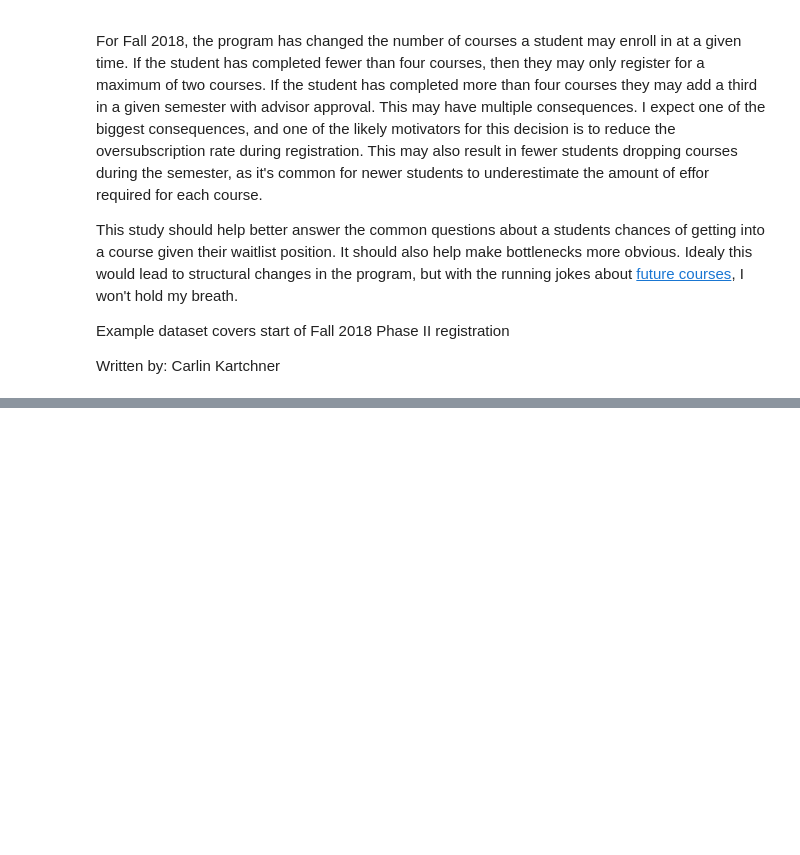
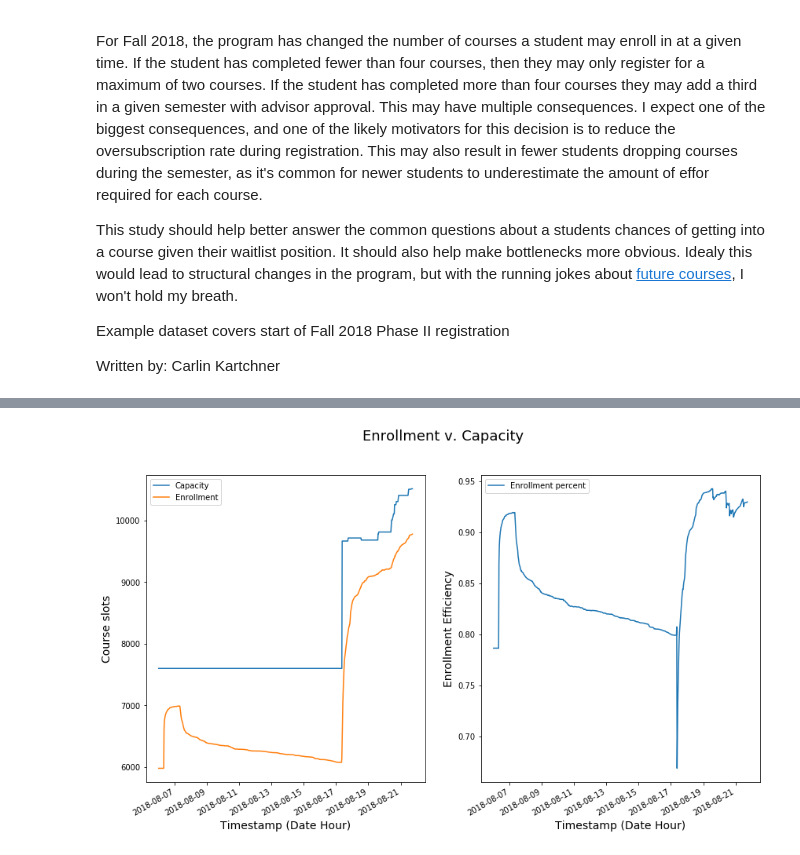
Before and after one commit to ckartchner/OMSCS_course_interest_study, a Jupyter notebook: OMSCS_course_interest_study.ipynb, the cells around one changed output, grey strips where cells are left out. Cells and saved outputs as stored; diff of their text form; code cells hidden in the pictures; blank space fills up the shorter version.

```diff
--- a/OMSCS_course_interest_study.ipynb
+++ b/OMSCS_course_interest_study.ipynb
@@ -202,3 +211,21 @@ plt.show()
+# %%
+# Enrollment v. Enrollment cap
+
+# Dropna to hide gaps
+ecap_df = ecap_df.dropna()
+eeff_df = eeff_df.dropna()
+
+fig, axes = plt.subplots(nrows=1, ncols=2, figsize = (14,8))
+ecap_df.plot(ax=axes[0])
+axes[0].set_ylabel("Course slots", fontsize = 14)
+axes[0].set_xlabel("Timestamp (Date Hour)", fontsize = 14)
+eeff_df.plot(ax=axes[1])
+axes[1].set_ylabel("Enrollment Efficiency", fontsize = 14)
+axes[1].set_xlabel("Timestamp (Date Hour)", fontsize = 14)
+plt.suptitle('Enrollment v. Capacity', fontsize=18)
+plt.show()
+# %% [output]
+[figure, added]
 # %%
 # Oversubscription rate on last timestamp of observation range
 # (Requires correct data for semester of interest to be set at beginning of notebook)
```
Also changed, not shown: parts of 9 cells of this notebook.
